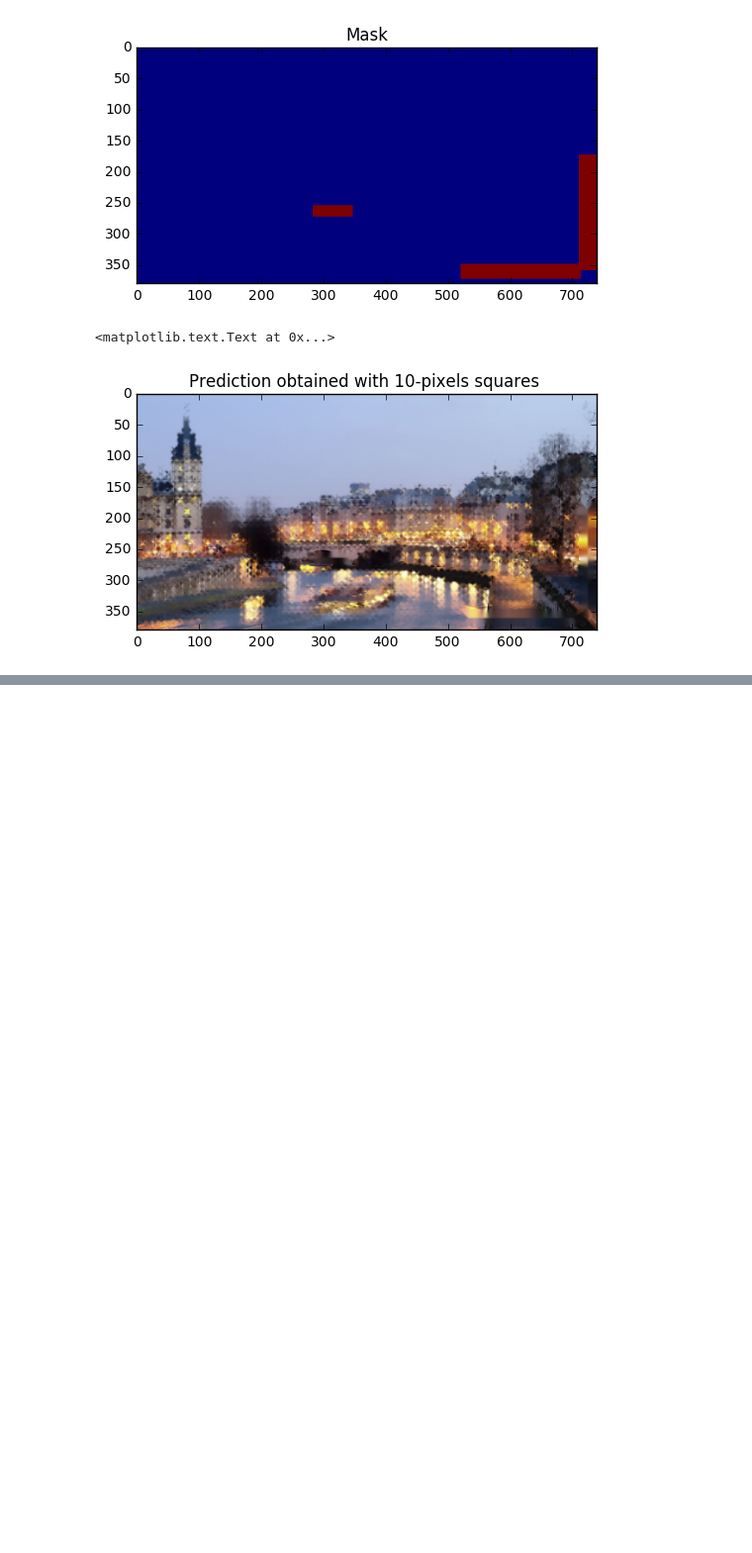
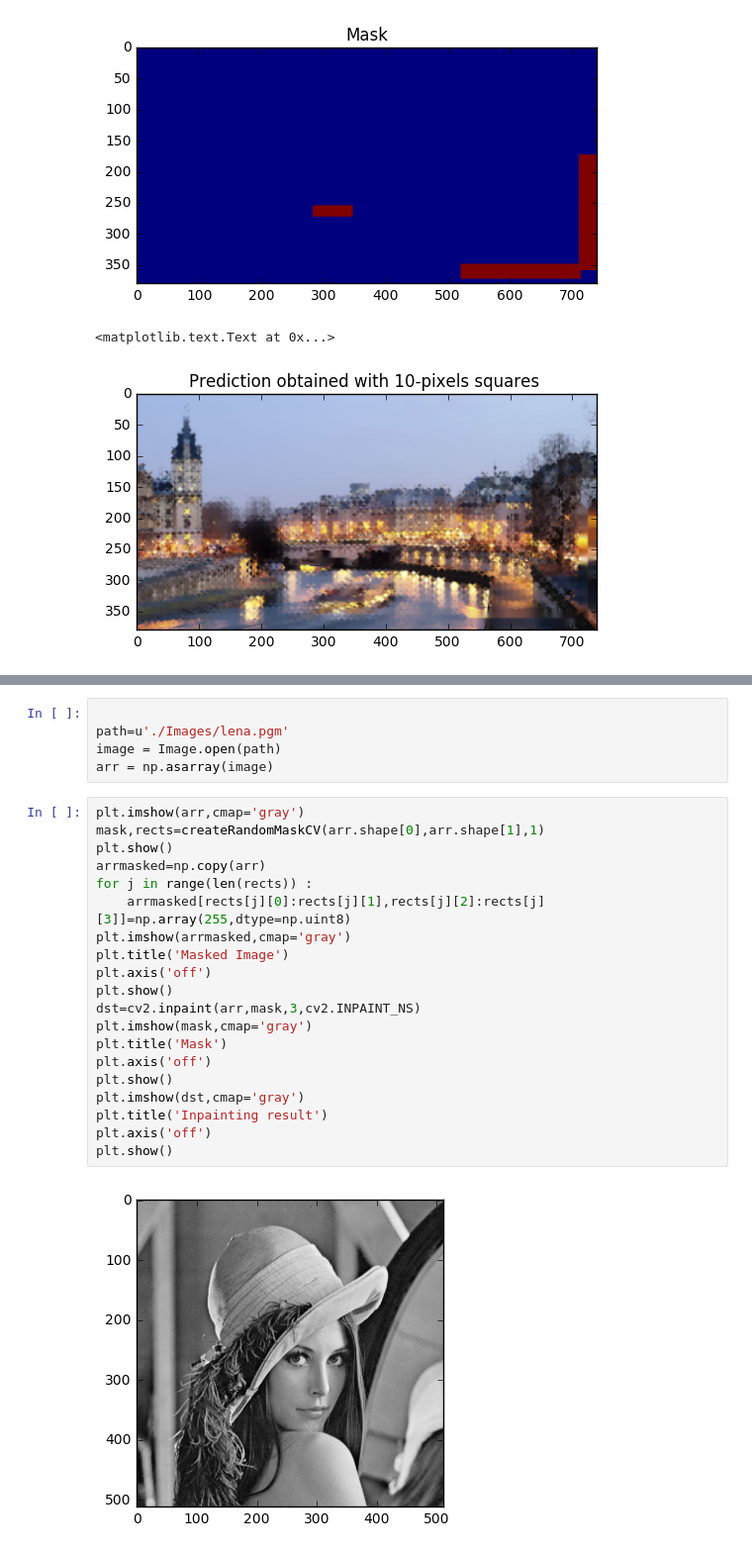
Before and after one commit to AdrienDoum/GraphsInMachineLearningProject, a Jupyter notebook: ProjectMInpainting.ipynb, the cells around one changed output, grey strips where cells are left out. Shown at 99% size. Cells and saved outputs as stored; diff of their text form; blank space fills up the shorter version.

```diff
--- a/ProjectMInpainting.ipynb
+++ b/ProjectMInpainting.ipynb
@@ -225,0 +261,27 @@ plt.title('Prediction obtained with 10-pixels squares ')
+# %%
+
+path=u'./Images/lena.pgm'
+image = Image.open(path)
+arr = np.asarray(image)
+# %%
+plt.imshow(arr,cmap='gray')
+mask,rects=createRandomMaskCV(arr.shape[0],arr.shape[1],1)
+plt.show()
+arrmasked=np.copy(arr)
+for j in range(len(rects)) :
+    arrmasked[rects[j][0]:rects[j][1],rects[j][2]:rects[j][3]]=np.array(255,dtype=np.uint8)
+plt.imshow(arrmasked,cmap='gray')
+plt.title('Masked Image')
+plt.axis('off')
+plt.show()
+dst=cv2.inpaint(arr,mask,3,cv2.INPAINT_NS)
+plt.imshow(mask,cmap='gray')
+plt.title('Mask')
+plt.axis('off')
+plt.show()
+plt.imshow(dst,cmap='gray')
+plt.title('Inpainting result')
+plt.axis('off')
+plt.show()
+# %% [output]
+[figure, added]
```
Also changed, not shown: parts of 20 cells of this notebook.
